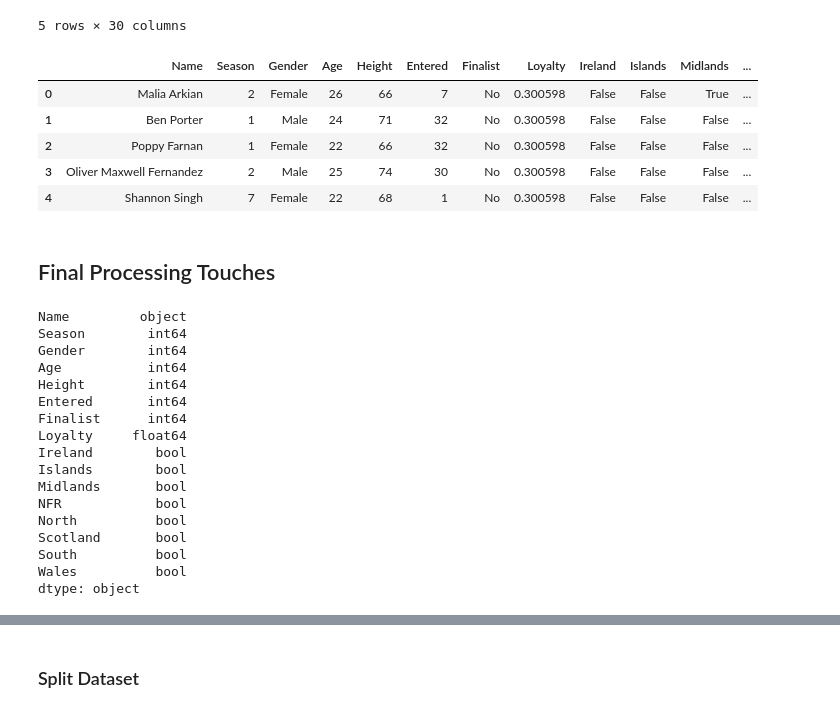
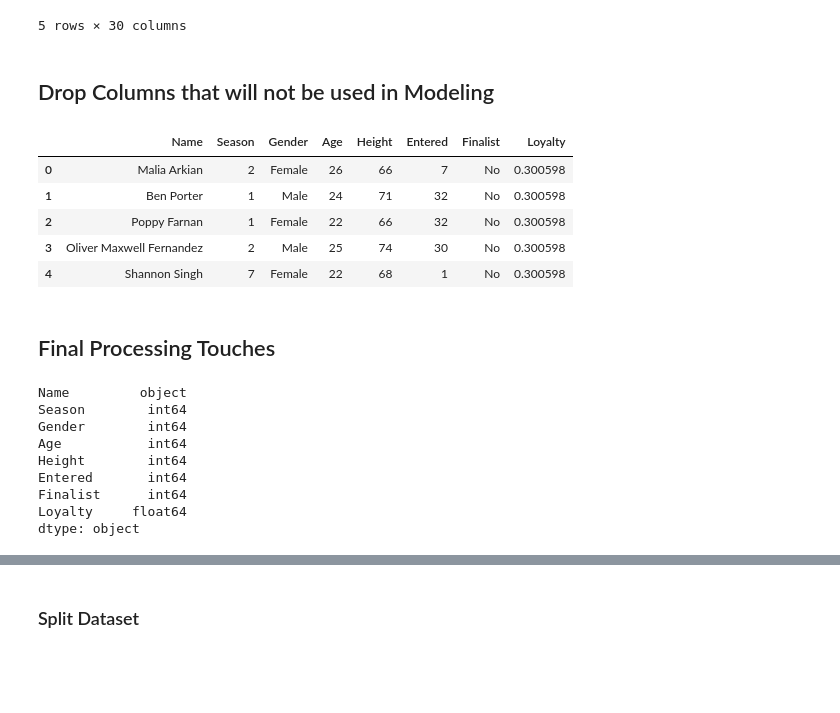
Before and after one commit to JacobWesterbeck/Love-Island-Prediction-Model, a Jupyter notebook: data_preprocessing.ipynb, the cells around one changed output, grey strips where cells are left out. Cells and saved outputs as stored; diff of their text form; code cells hidden in the pictures; blank space fills up the shorter version.

Commit message:
Modeling Complete, notebooks need minor revision

```diff
--- a/data_preprocessing.ipynb
+++ b/data_preprocessing.ipynb
@@ -483,18 +472,20 @@ data.head()
 | 3 | Oliver Maxwell Fernandez | 2 | Male | 25 | 74 | White | Brown | Brown | Hertfordshire | England | ... | ... |
 | 4 | Shannon Singh | 7 | Female | 22 | 68 | Asian | Brown | Brown | Fife | Scotland | ... | ... |
 5 rows × 30 columns
+# %% [markdown]
+## Drop Columns that will not be used in Modeling
 # %%
-#Drop columns i dont need
-column_drops = ['Ethnicity', 'Hair', 'Eye',	'Hometown',	'Region', 'Stay', 'Dumped', 'OG', 'Casa', 'Status', 'Couples', 'Location', 'Final_Location', 'Final_Location2']
+#Drop unnecessary columns and view resulting dataframe
+column_drops = ['Ethnicity', 'Hair', 'Eye',	'Hometown',	'Region', 'Stay', 'Dumped', 'OG', 'Casa', 'Status', 'Couples', 'Location', 'Final_Location', 'Final_Location2', 'Ireland', 'Islands', 'Midlands', 'NFR', 'North', 'Scotland', 'South', 'Wales']
 model_data = data.drop(columns=column_drops)
 model_data.head()
 # %% [output]
-|  | Name | Season | Gender | Age | Height | Entered | Finalist | Loyalty | Ireland | Islands | Midlands | ... |
-| 0 | Malia Arkian | 2 | Female | 26 | 66 | 7 | No | 0.300598 | False | False | True | ... |
-| 1 | Ben Porter | 1 | Male | 24 | 71 | 32 | No | 0.300598 | False | False | False | ... |
-| 2 | Poppy Farnan | 1 | Female | 22 | 66 | 32 | No | 0.300598 | False | False | False | ... |
-| 3 | Oliver Maxwell Fernandez | 2 | Male | 25 | 74 | 30 | No | 0.300598 | False | False | False | ... |
-| 4 | Shannon Singh | 7 | Female | 22 | 68 | 1 | No | 0.300598 | False | False | False | ... |
+|  | Name | Season | Gender | Age | Height | Entered | Finalist | Loyalty |
+| 0 | Malia Arkian | 2 | Female | 26 | 66 | 7 | No | 0.300598 |
+| 1 | Ben Porter | 1 | Male | 24 | 71 | 32 | No | 0.300598 |
+| 2 | Poppy Farnan | 1 | Female | 22 | 66 | 32 | No | 0.300598 |
+| 3 | Oliver Maxwell Fernandez | 2 | Male | 25 | 74 | 30 | No | 0.300598 |
+| 4 | Shannon Singh | 7 | Female | 22 | 68 | 1 | No | 0.300598 |
 # %% [markdown]
 ## Final Processing Touches
 # %%
@@ -514,14 +505,6 @@ Height        int64
 Entered       int64
 Finalist      int64
 Loyalty     float64
-Ireland        bool
-Islands        bool
-Midlands       bool
-NFR            bool
-North          bool
-Scotland       bool
-South          bool
-Wales          bool
 dtype: object
 # %%
 #Set proper datatypes
```
Also changed, not shown: parts of 41 cells of this notebook, 6 other files.
